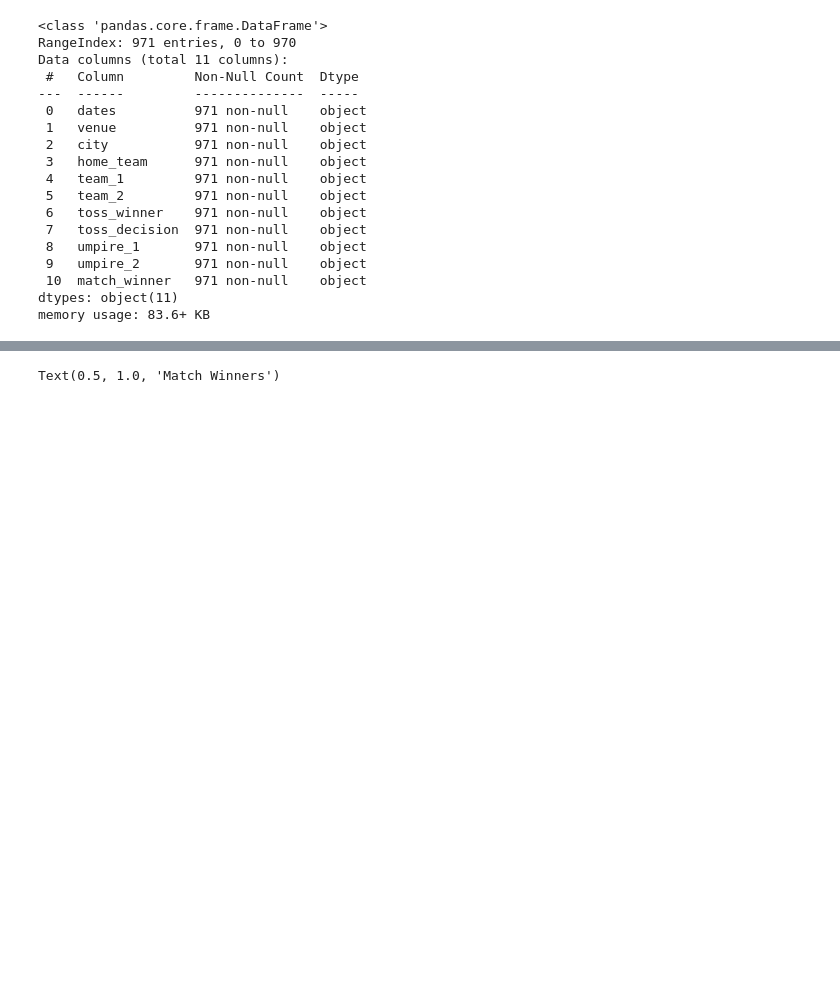
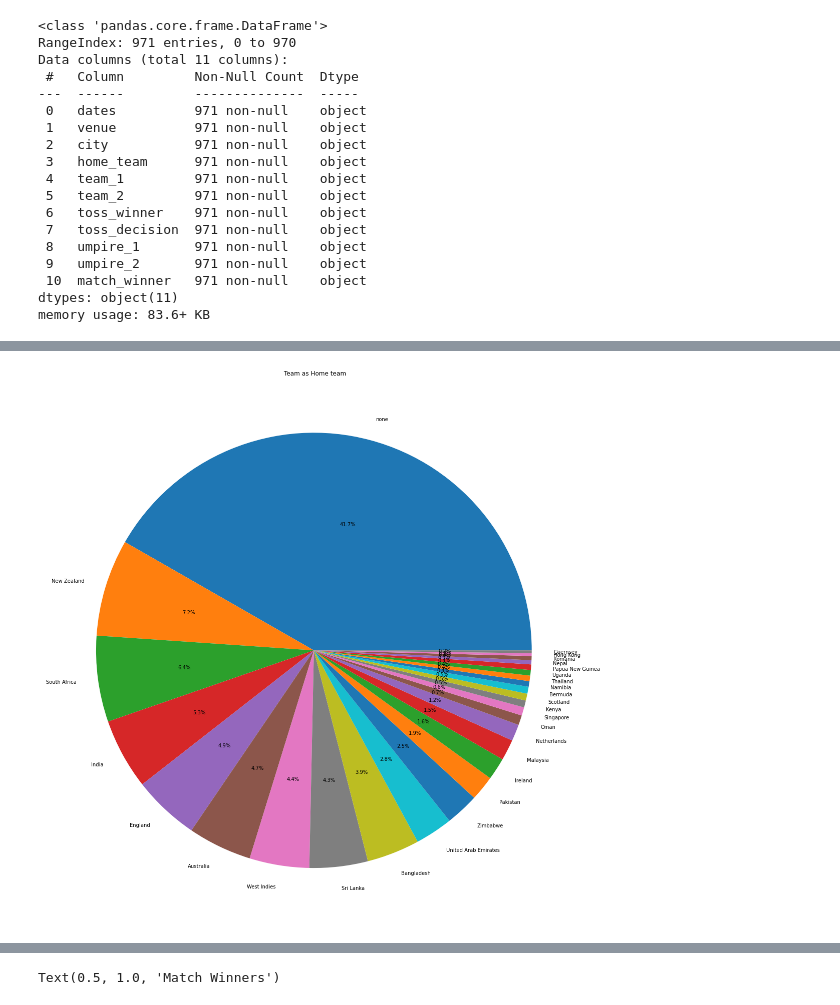
Before and after one commit to nahidosen/Group_5_CSE445_3_Spring_21, a Jupyter notebook: ipynb/T20WinnerPrediction.ipynb, the cells around one changed output, grey strips where cells are left out. Drawn from its saved outputs; the diff is of its cells as text; code cells hidden in the pictures; blank space fills up the shorter version.

Commit message:
Final Label

```diff
--- a/ipynb/T20WinnerPrediction.ipynb
+++ b/ipynb/T20WinnerPrediction.ipynb
@@ -253,0 +224,8 @@ Name: match_winner, dtype: int64
+# %%
+# plot percantage of home_team
+plt.figure(figsize=(30,20))
+plt.title(' Team as Home team')
+plt.pie(list(match_df['home_team'].value_counts()), labels=list(match_df['home_team'].value_counts().keys()), autopct='%0.1f%%')
+plt.show()
+# %% [output]
+[figure, added]
```
Also changed, not shown: parts of 107 cells of this notebook.
